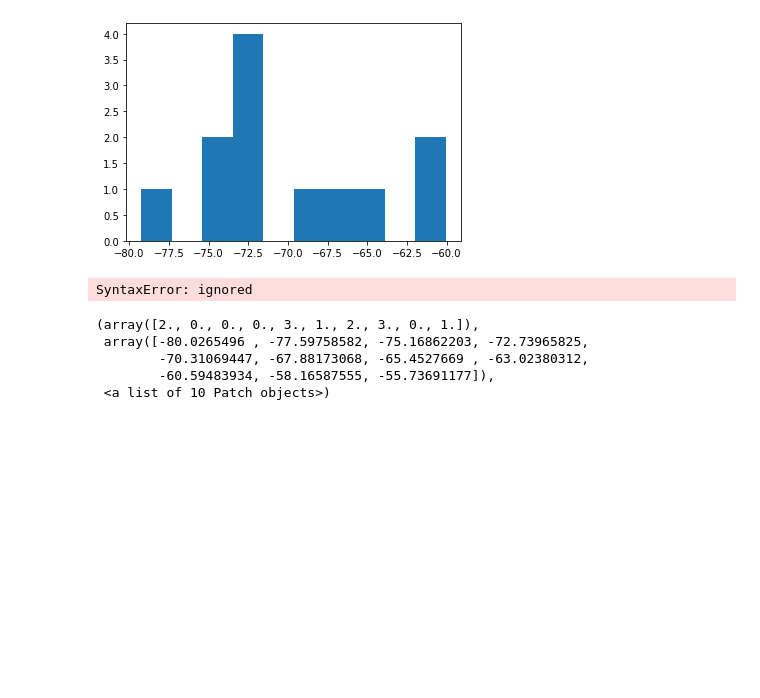
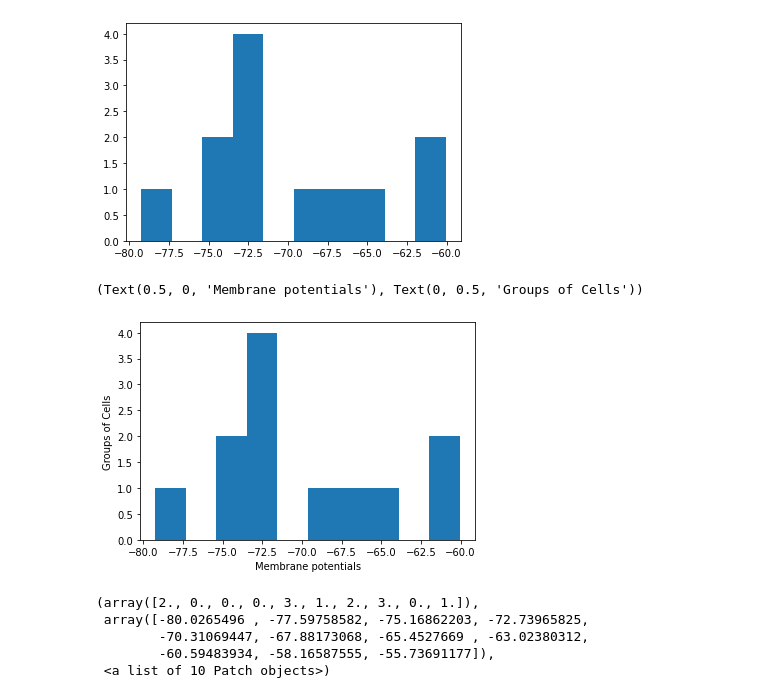
Before and after one commit to zoyaholin/Neur265HOLIN, a Jupyter notebook: Copy_of_coding_homework_1.ipynb, the cells around one changed output. Saved outputs shown, nothing was run; the diff lists cells and outputs as text; code cells hidden in the pictures; blank space fills up the shorter version.

```diff
--- a/Copy_of_coding_homework_1.ipynb
+++ b/Copy_of_coding_homework_1.ipynb
@@ -146,9 +146,10 @@ plt.hist(data1)
 # %%
 #Labelling the axis for histogram for data1
 plt.hist(data1)
-plt.xlabel(Membrane potentials), plt.ylabel(Groups of Cells)
+plt.xlabel('Membrane potentials'), plt.ylabel('Groups of Cells')
 # %% [output]
-SyntaxError: ignored
+(Text(0.5, 0, 'Membrane potentials'), Text(0, 0.5, 'Groups of Cells'))
+[figure, added]
 # %%
 #Making histogram for data2
 plt.hist(data2)
```
Also changed, not shown: parts of 1 cell of this notebook.
